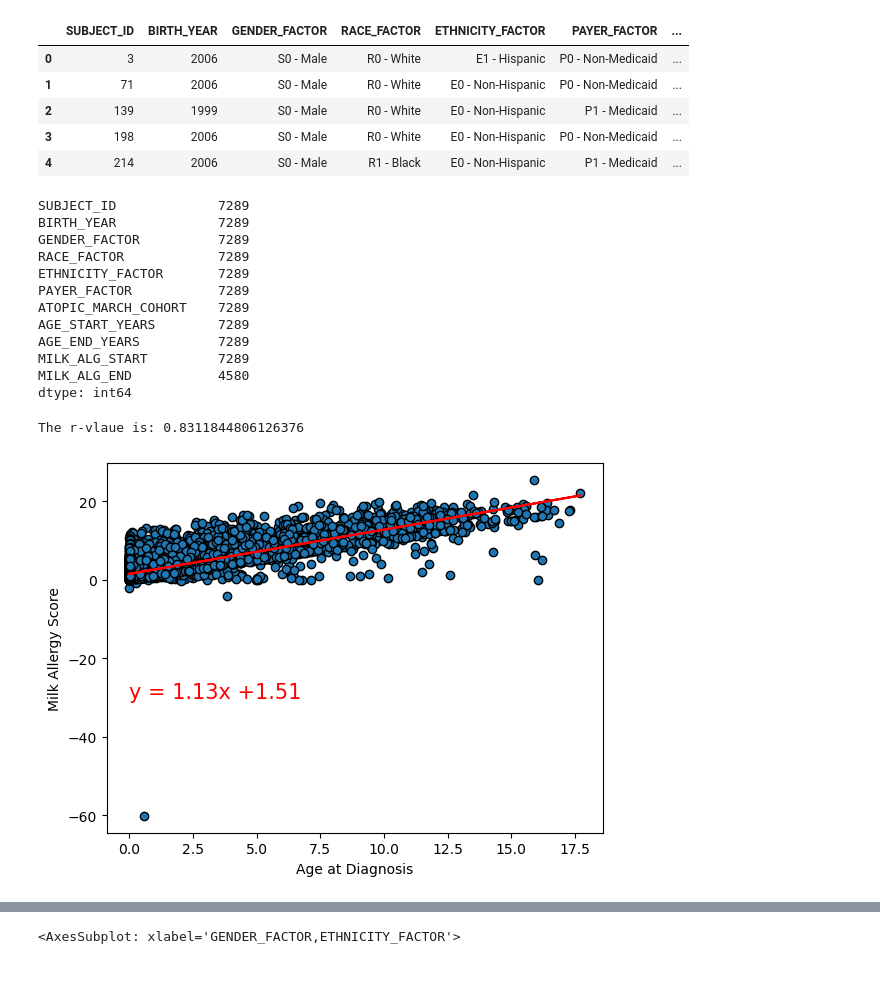
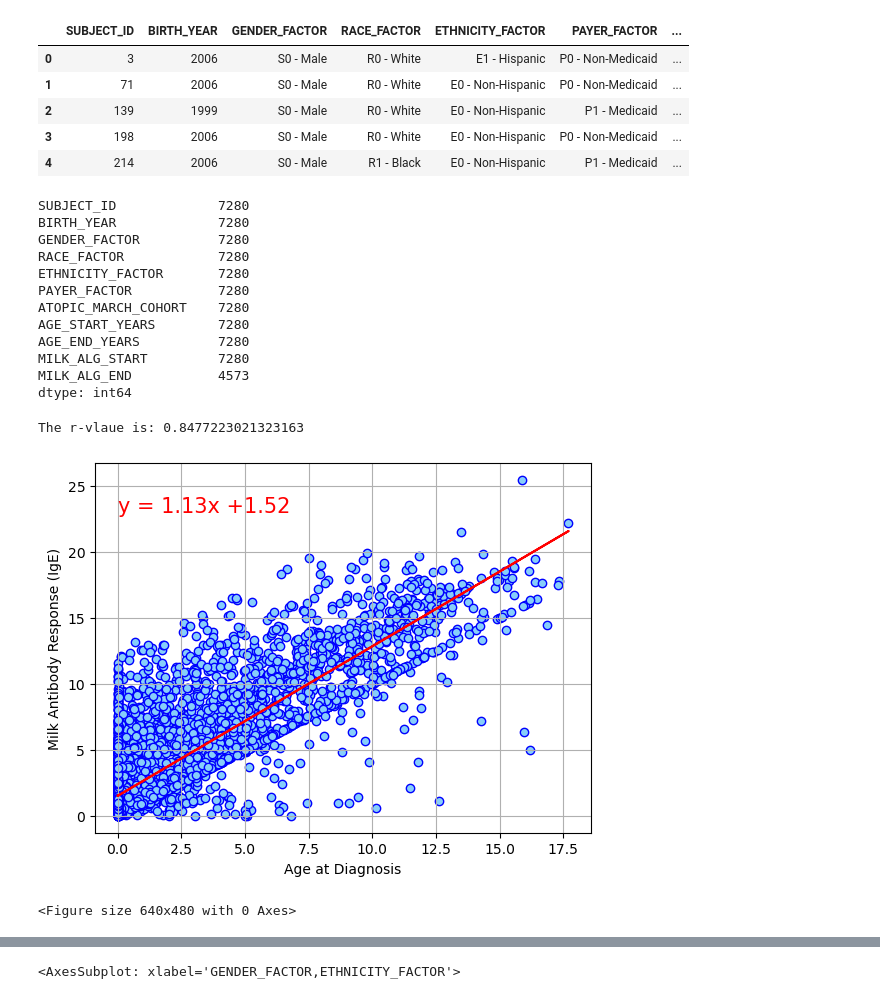
Before and after one commit to leahkrause/project_1, a Jupyter notebook: Allergy.ipynb, the cells around one changed output, grey strips where cells are left out. Saved outputs shown, nothing was run; the diff lists cells and outputs as text; code cells hidden in the pictures.

Commit message:
updating Allergy file

```diff
--- a/Allergy.ipynb
+++ b/Allergy.ipynb
@@ -152,7 +136,8 @@ def clean_DataFrame(allergen):
         #allergen_df_clean.iloc[index,10]=value[index]
     return allergen_df_clean
 # %%
-milk_df_clean=clean_DataFrame('milk')
+#milk dataset had negative numbers in the "MILK_ALG_START" column that were throwing off the scatter plots. Removed these 6 rows.
+milk_df_clean=clean_DataFrame('milk').loc[clean_DataFrame('milk')["MILK_ALG_START"] > 0]
 milk_df_clean.head()
 # %% [output]
 |  | SUBJECT_ID | BIRTH_YEAR | GENDER_FACTOR | RACE_FACTOR | ETHNICITY_FACTOR | PAYER_FACTOR | ... |
@@ -164,17 +149,17 @@ milk_df_clean.head()
 # %%
 milk_df_clean.count()
 # %% [output]
-SUBJECT_ID             7289
-BIRTH_YEAR             7289
-GENDER_FACTOR          7289
-RACE_FACTOR            7289
-ETHNICITY_FACTOR       7289
-PAYER_FACTOR           7289
-ATOPIC_MARCH_COHORT    7289
-AGE_START_YEARS        7289
-AGE_END_YEARS          7289
-MILK_ALG_START         7289
-MILK_ALG_END           4580
+SUBJECT_ID             7280
+BIRTH_YEAR             7280
+GENDER_FACTOR          7280
+RACE_FACTOR            7280
+ETHNICITY_FACTOR       7280
+PAYER_FACTOR           7280
+ATOPIC_MARCH_COHORT    7280
+AGE_START_YEARS        7280
+AGE_END_YEARS          7280
+MILK_ALG_START         7280
+MILK_ALG_END           4573
 dtype: int64
 # %%
 #milk_scatter_df = milk_df_clean.groupby('GENDER_FACTOR')
@@ -189,16 +174,19 @@ def createLinearRegressionPlot(x_values, y_values, x_label, y_label, annotate_xy
     line_eq = "y = " + str(round(slope,2)) + "x +" + str(round(intercept,2))
 
     # Create Plot
-    plt.scatter(x_values,y_values, edgecolors="black")
+    plt.scatter(x_values,y_values, marker="o", facecolors="lightskyblue", edgecolors="blue")
     plt.plot(x_values,regress_values,"r-")
     plt.xlabel(x_label)
     plt.ylabel(y_label)
     plt.annotate(line_eq,annotate_xy,fontsize=15,color="red")
+    plt.grid(True)
     print(f"The r-vlaue is: {rvalue}")
     plt.show()
 # %%
-createLinearRegressionPlot(milk_df_clean["AGE_START_YEARS"], milk_df_clean["MILK_ALG_START"], "Age at Diagnosis", "Milk Allergy Score",(0,-30))
+createLinearRegressionPlot(milk_df_clean["AGE_START_YEARS"], milk_df_clean["MILK_ALG_START"], "Age at Diagnosis", "Milk Antibody Response (IgE)",(0,23))
+plt.savefig("Images/milk_response1.png")
 # %% [output]
-The r-vlaue is: 0.8311844806126376
+The r-vlaue is: 0.8477223021323163
-[figure, old version]
+[figure, new version]
+<Figure size 640x480 with 0 Axes>
 # %%
```
Also changed, not shown: parts of 8 cells of this notebook.
